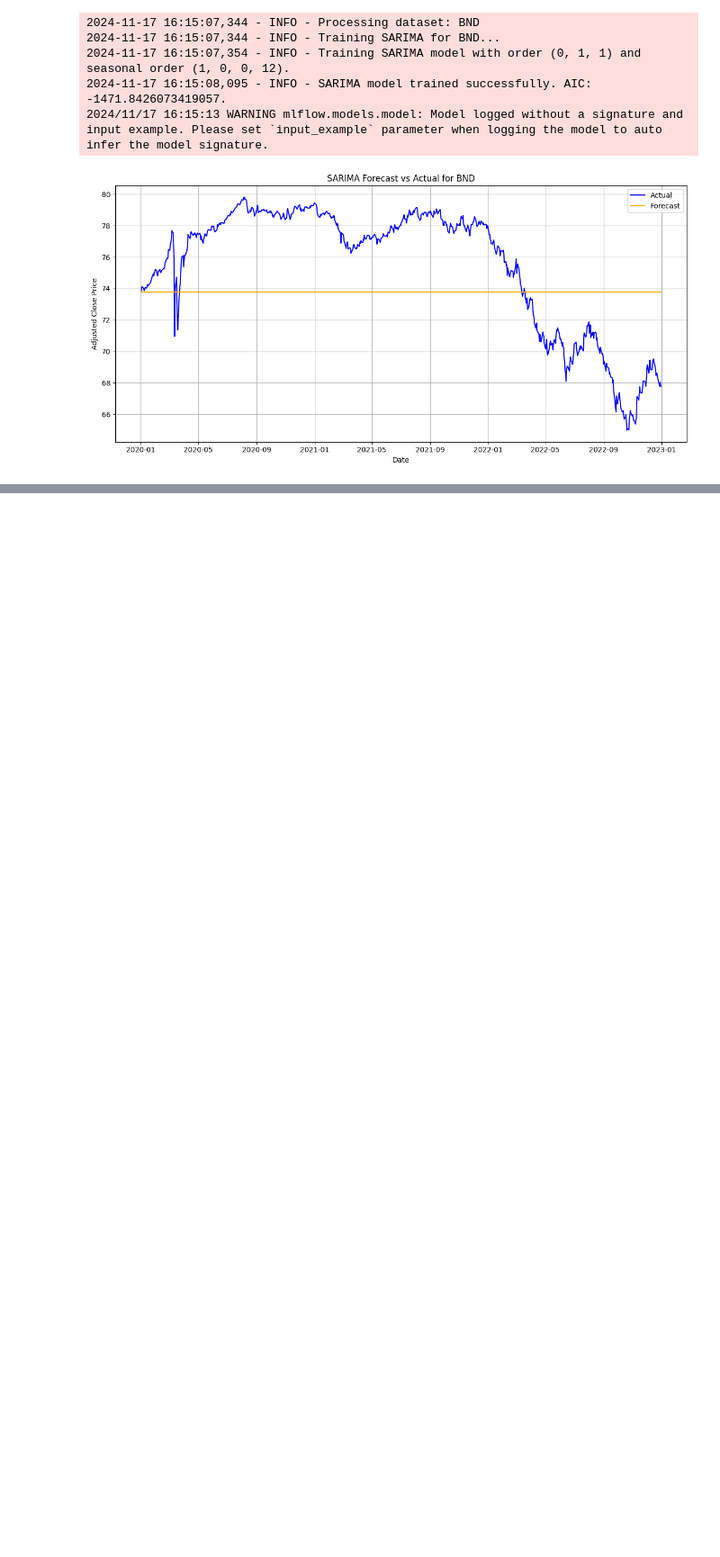
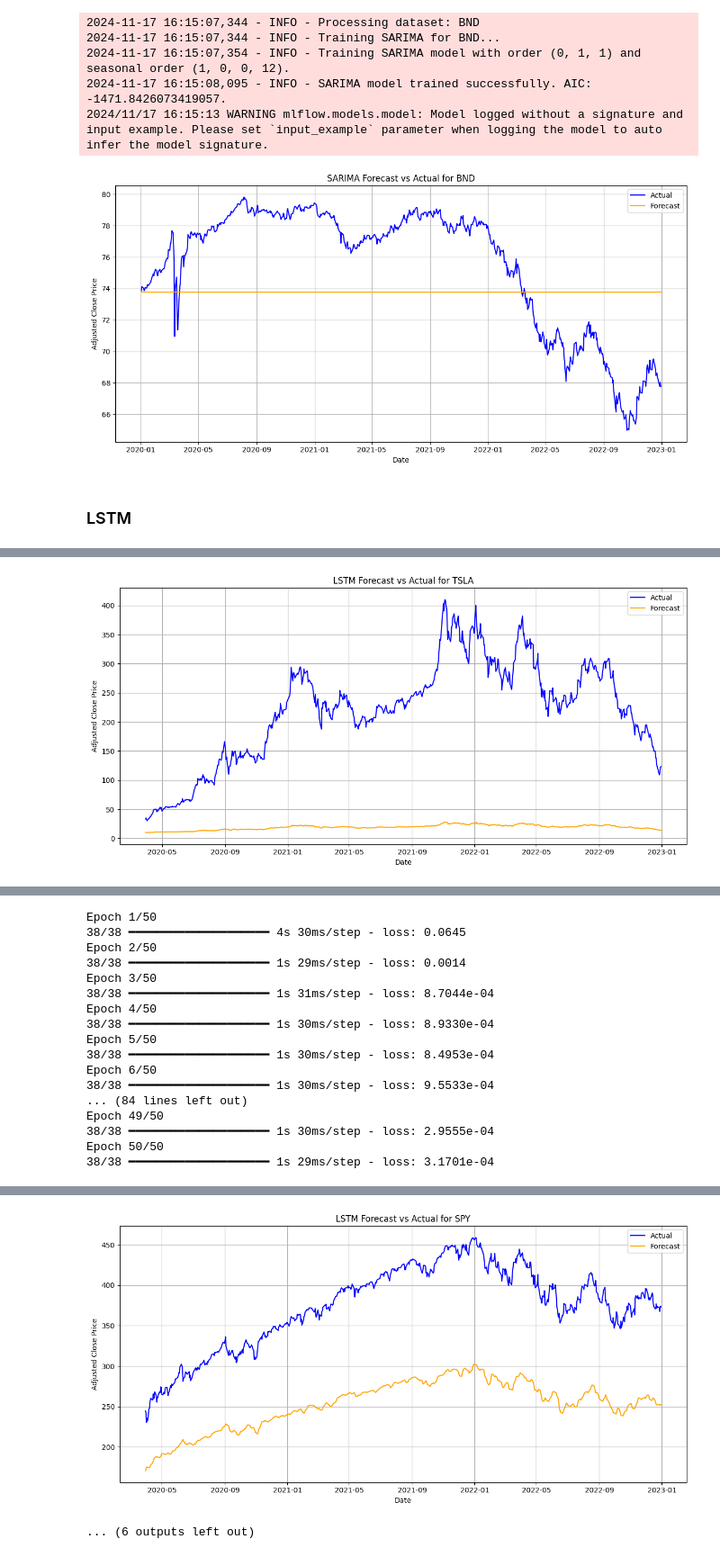
Before and after one commit to Birkity/PortfolioPredictor, a Jupyter notebook: notebooks/task2_forecasting.ipynb, the cells around one changed output, grey strips where cells are left out. Shown at 90% size. Saved outputs shown, nothing was run; the diff lists cells and outputs as text; code cells hidden in the pictures; blank space fills up the shorter version.

Commit message:
LSTM model and visulaization

```diff
--- a/notebooks/task2_forecasting.ipynb
+++ b/notebooks/task2_forecasting.ipynb
@@ -170,3 +170,62 @@ with mlflow.start_run(run_name="SARIMA_All_Datasets"):
 2024-11-17 16:15:08,095 - INFO - SARIMA model trained successfully. AIC: -1471.8426073419057.
 2024/11/17 16:15:13 WARNING mlflow.models.model: Model logged without a signature and input example. Please set `input_example` parameter when logging the model to auto infer the model signature.
 [figure]
+# %% [markdown]
+### LSTM
+# %%
+window_size = 60
+epochs = 50
+batch_size = 32
+
+if mlflow.active_run():
+    mlflow.end_run()
+
+with mlflow.start_run(run_name="LSTM_All_Datasets"):
+    for name, data in datasets.items():
+        with mlflow.start_run(run_name=f"LSTM_{name}", nested=True):
+            logging.info(f"Processing dataset: {name}")
+
+            train = data['Adj Close'][:'2019']
+            test = data['Adj Close']['2020':]
+
+            logging.info("Training LSTM...")
+
+            x_train, y_train, scaler = preprocess_data(train, window_size)
+            x_test, _, _ = preprocess_data(test, window_size)
+
+            lstm_model = build_lstm(input_shape=(x_train.shape[1], 1))
+            trained_lstm_model = train_lstm(lstm_model, x_train, y_train, epochs=epochs, batch_size=batch_size)
+            lstm_forecast = trained_lstm_model.predict(x_test)
+            lstm_forecast_rescaled = scaler.inverse_transform(lstm_forecast)
+
+            lstm_metrics = evaluate_forecast(
+                test[window_size:].values, lstm_forecast_rescaled.flatten()
+            )
+
+            mlflow.log_params({
+                "dataset": name,
+                "model": "LSTM",
+                "window_size": window_size,
+                "epochs": epochs,
+                "batch_size": batch_size
+            })
+            mlflow.log_metrics(lstm_metrics)
+            mlflow.tensorflow.log_model(trained_lstm_model, f"lstm_model_{name}")
+
+            plt.figure(figsize=(12, 6))
+            plt.plot(test.index[window_size:], test[window_size:].values, label="Actual", color="blue")
+            plt.plot(test.index[window_size:], lstm_forecast_rescaled.flatten(), label="Forecast", color="orange")
+            plt.title(f"LSTM Forecast vs Actual for {name}")
+            plt.xlabel("Date")
+            plt.ylabel("Adjusted Close Price")
+            plt.legend()
+            plt.grid()
+            plt.tight_layout()
+
+            plot_path = f"{name}_lstm_forecast.png"
+            plt.savefig(plot_path)
+            mlflow.log_artifact(plot_path)
+            plt.show()
+
+mlflow.end_run()
+# %% [output]
@@ -172,0 +259 @@ with mlflow.start_run(run_name="SARIMA_All_Datasets"):
+[figure, added]
@@ -172,0 +266,17 @@ with mlflow.start_run(run_name="SARIMA_All_Datasets"):
+Epoch 1/50
+38/38 ━━━━━━━━━━━━━━━━━━━━ 4s 30ms/step - loss: 0.0645
+Epoch 2/50
+38/38 ━━━━━━━━━━━━━━━━━━━━ 1s 29ms/step - loss: 0.0014
+Epoch 3/50
+38/38 ━━━━━━━━━━━━━━━━━━━━ 1s 31ms/step - loss: 8.7044e-04
+Epoch 4/50
+38/38 ━━━━━━━━━━━━━━━━━━━━ 1s 30ms/step - loss: 8.9330e-04
+Epoch 5/50
+38/38 ━━━━━━━━━━━━━━━━━━━━ 1s 30ms/step - loss: 8.4953e-04
+Epoch 6/50
+38/38 ━━━━━━━━━━━━━━━━━━━━ 1s 30ms/step - loss: 9.5533e-04
+... (84 lines left out)
+Epoch 49/50
+38/38 ━━━━━━━━━━━━━━━━━━━━ 1s 30ms/step - loss: 2.9555e-04
+Epoch 50/50
+38/38 ━━━━━━━━━━━━━━━━━━━━ 1s 29ms/step - loss: 3.1701e-04
@@ -172,0 +287,2 @@ with mlflow.start_run(run_name="SARIMA_All_Datasets"):
+[figure, added]
+... (6 outputs left out)
```
Also changed, not shown: parts of 1 cell of this notebook, 3 other files.
